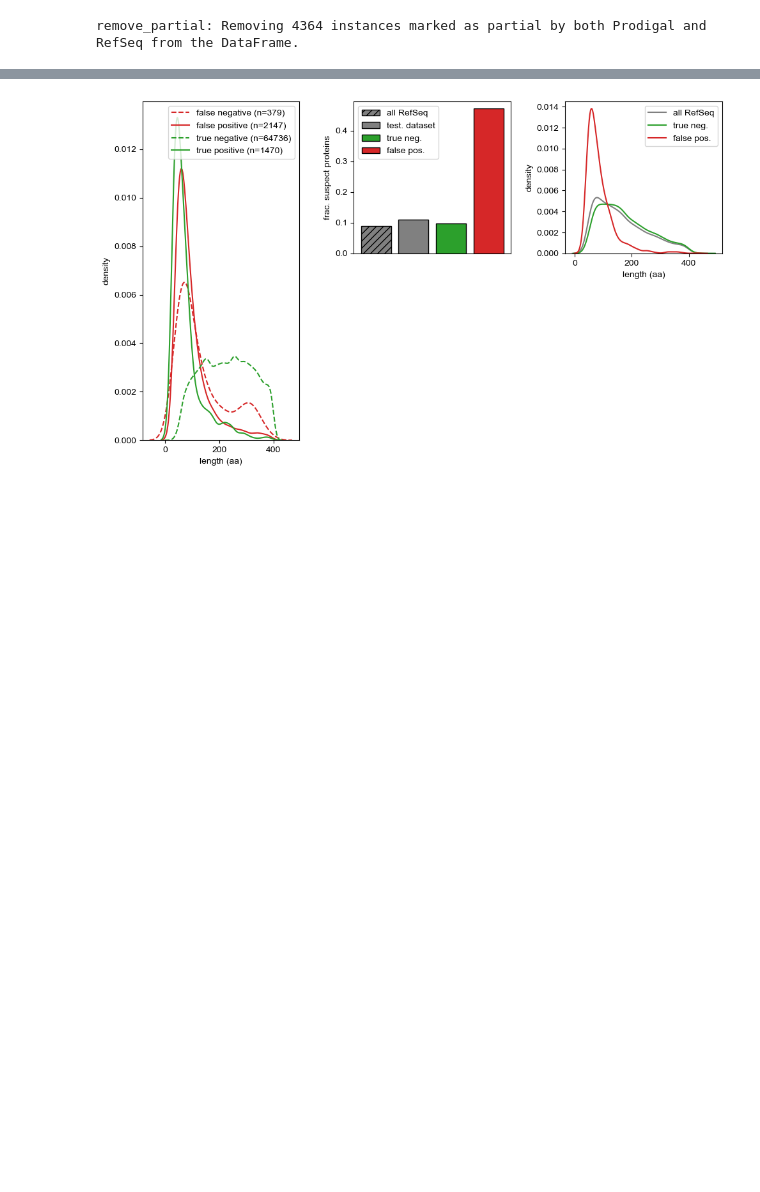
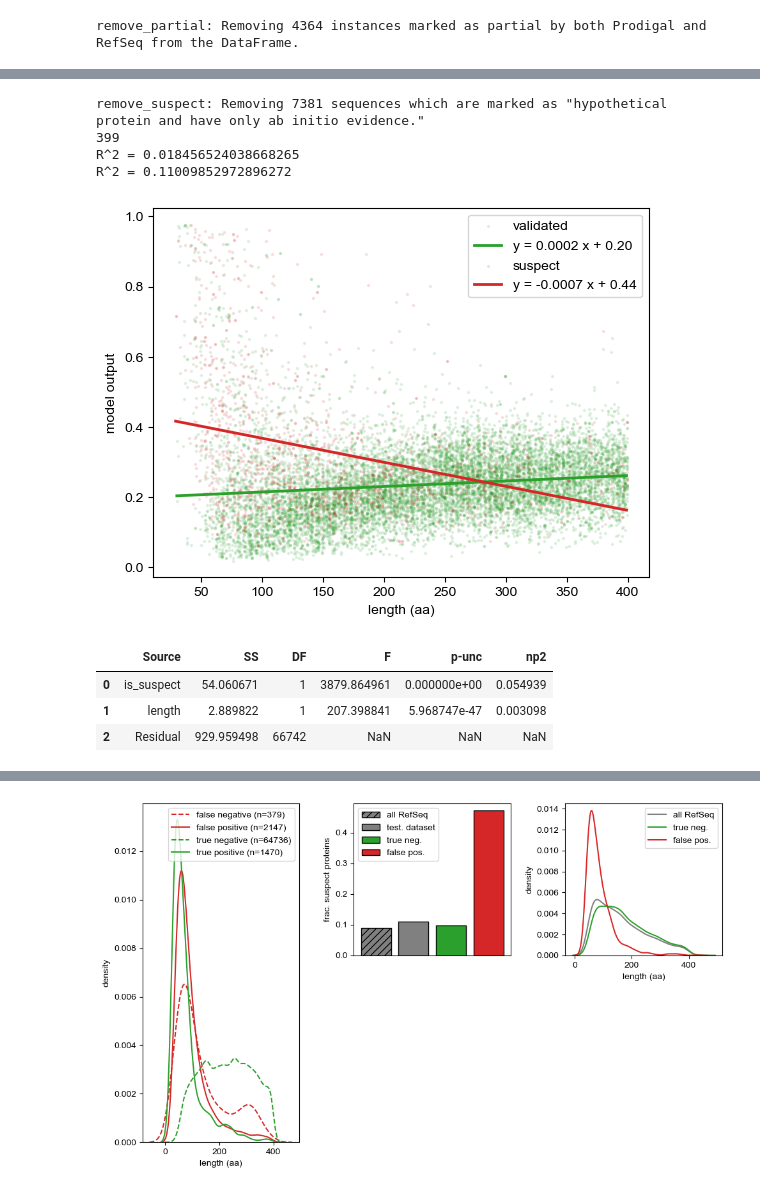
Before and after one commit to pipparichter/frugal, a Jupyter notebook: notebooks/filter.ipynb, the cells around one changed output, grey strips where cells are left out. Drawn from its saved outputs; the diff is of its cells as text; code cells hidden in the pictures; blank space fills up the shorter version.

```diff
--- a/notebooks/filter.ipynb
+++ b/notebooks/filter.ipynb
@@ -160,3 +135,49 @@ pred_out_df = pred_out_df.merge(genome_metadata_df[['species']], left_on='genome
+# %%
+
+max_length = 400
+
+pred_out_0_df = pred_out_df[pred_out_df.label == 0].copy() # Get all predictions for sequences with a reference equivalent.
+pred_out_0_df = pd.concat([get_suspect(pred_out_0_df).assign(is_suspect=1), remove_suspect(pred_out_0_df).assign(is_suspect=0)], axis=0)
+pred_out_0_df = pred_out_0_df.assign(length=get_lengths(pred_out_0_df, ref=False))
+pred_out_0_df = pred_out_0_df[pred_out_0_df.length < max_length]
+
+df = pd.DataFrame(index=pred_out_0_df.index)
+df['length'] = pred_out_0_df.length
+df['is_suspect'] = pred_out_0_df.is_suspect
+df['model_output_1'] = pred_out_0_df.model_output_1
+
+
+fig, ax = plt.subplots()
+for is_suspect, df_ in df.groupby('is_suspect'):
+    linreg = LinearRegression()
+
+    x, y = df_.length.values, df_.model_output_1.values
+    linreg.fit(x.reshape(-1, 1), y)
+    print('R^2 =', linreg.score(x.reshape(-1, 1), y))
+
+    line = f'y = {linreg.coef_[0]:.4f} x + {linreg.intercept_:.2f}'
+    color = 'tab:red' if (is_suspect == 1) else 'tab:green'
+
+    idxs = np.random.choice(np.arange(len(df_)), len(df_) // 5)
+    ax.scatter(df_.length[idxs], df_.model_output_1[idxs], s=2, color=color, label='suspect' if (is_suspect == 1) else 'validated', alpha=0.1)
+    ax.plot(x, linreg.predict(x.reshape(-1, 1)), color=color, label=line, lw=2)
+
+ax.legend()
+ax.set_ylabel('model output')
+ax.set_xlabel('length (aa)')
+plt.show()
+
+pingouin.ancova(df, dv='model_output_1', covar='length', between='is_suspect')
+# %% [output]
+remove_suspect: Removing 7381 sequences which are marked as "hypothetical protein and have only ab initio evidence."
+399
+R^2 = 0.018456524038668265
+R^2 = 0.11009852972896272
+[figure, added]
+|  | Source | SS | DF | F | p-unc | np2 |
+| 0 | is_suspect | 54.060671 | 1 | 3879.864961 | 0.000000e+00 | 0.054939 |
+| 1 | length | 2.889822 | 1 | 207.398841 | 5.968747e-47 | 0.003098 |
+| 2 | Residual | 929.959498 | 66742 | NaN | NaN | NaN |
 # %%
 # First thing I want to look at is the accuracy per genome.
 fig, axes = plt.subplots(ncols=2, layout='tight', figsize=(8, 4))
```
Also changed, not shown: parts of 17 cells of this notebook, 6 other files.
